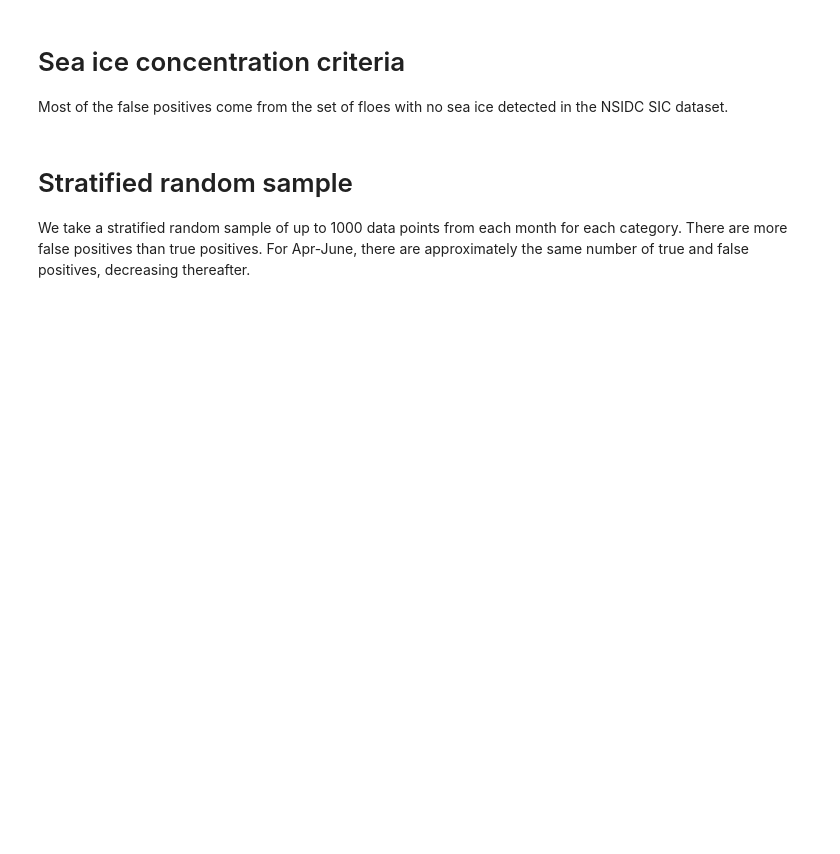
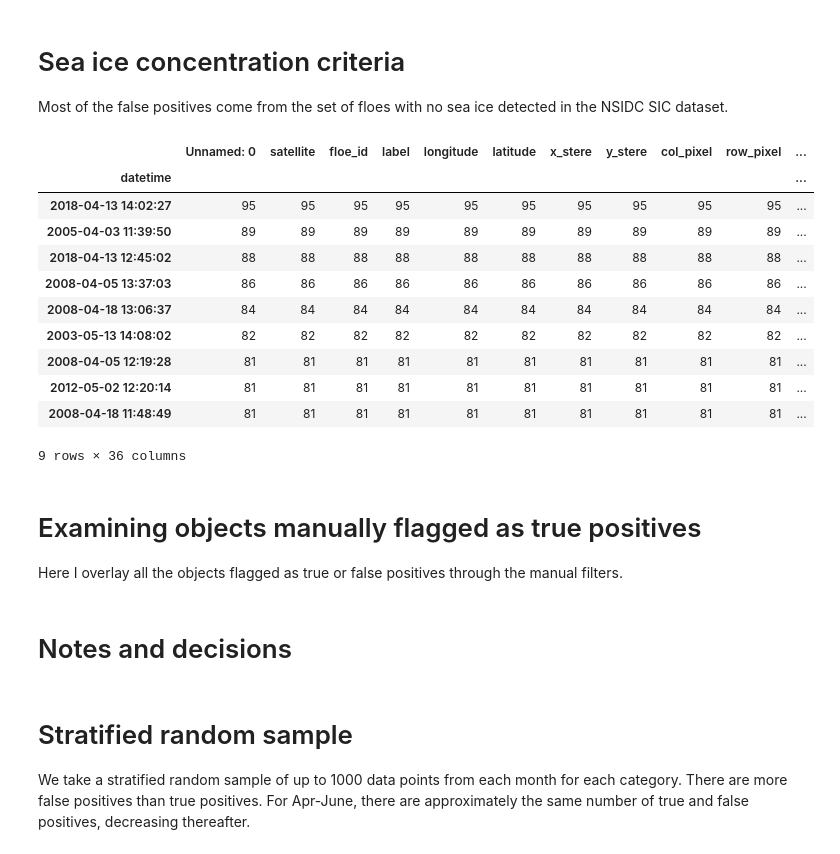
Before and after one commit to WilhelmusLab/process_fram_strait_v0, a Jupyter notebook: notebooks/logistic_regression_classifier.ipynb, the cells around one changed output. Cells and saved outputs as stored; diff of their text form; code cells hidden in the pictures; blank space fills up the shorter version.

```diff
--- a/notebooks/logistic_regression_classifier.ipynb
+++ b/notebooks/logistic_regression_classifier.ipynb
@@ -462,3 +462,18 @@ for date in sample_dates:
               suptitle='Sea Ice Concentration = 0')
     fig.save('../figures/classification_results/sea_ice_concentration_criteria/' + date.strftime('%Y%m%d') + '-' + satellite + '-sic_criteria.png', dpi=300)
     pplt.close(fig)
+# %%
+df = ift_all.loc[(ift_all.floe_id != 'unmatched') & (ift_all.circularity < 0.6)].groupby('datetime').count().sort_values('satellite')[::-1]
+# %% [output]
+|  | Unnamed: 0 | satellite | floe_id | label | longitude | latitude | x_stere | y_stere | col_pixel | row_pixel | ... |
+| datetime |  |  |  |  |  |  |  |  |  |  | ... |
+| 2018-04-13 14:02:27 | 95 | 95 | 95 | 95 | 95 | 95 | 95 | 95 | 95 | 95 | ... |
+| 2005-04-03 11:39:50 | 89 | 89 | 89 | 89 | 89 | 89 | 89 | 89 | 89 | 89 | ... |
+| 2018-04-13 12:45:02 | 88 | 88 | 88 | 88 | 88 | 88 | 88 | 88 | 88 | 88 | ... |
+| 2008-04-05 13:37:03 | 86 | 86 | 86 | 86 | 86 | 86 | 86 | 86 | 86 | 86 | ... |
+| 2008-04-18 13:06:37 | 84 | 84 | 84 | 84 | 84 | 84 | 84 | 84 | 84 | 84 | ... |
+| 2003-05-13 14:08:02 | 82 | 82 | 82 | 82 | 82 | 82 | 82 | 82 | 82 | 82 | ... |
+| 2008-04-05 12:19:28 | 81 | 81 | 81 | 81 | 81 | 81 | 81 | 81 | 81 | 81 | ... |
+| 2012-05-02 12:20:14 | 81 | 81 | 81 | 81 | 81 | 81 | 81 | 81 | 81 | 81 | ... |
+| 2008-04-18 11:48:49 | 81 | 81 | 81 | 81 | 81 | 81 | 81 | 81 | 81 | 81 | ... |
+9 rows × 36 columns
@@ -464,0 +536,3 @@ for date in sample_dates:
+# %% [markdown]
+# Examining objects manually flagged as true positives
+Here I overlay all the objects flagged as true or false positives through the manual filters.
@@ -465,3 +595,5 @@ for date in sample_dates:
+# %% [markdown]
+# Notes and decisions
 # %% [markdown]
 # Stratified random sample
 We take a stratified random sample of up to 1000 data points from each month for each category. There are more false positives than true positives. For Apr-June, there are approximately the same number of true and false positives, decreasing thereafter.
```
Also changed, not shown: parts of 2 cells of this notebook, 4 other files.
